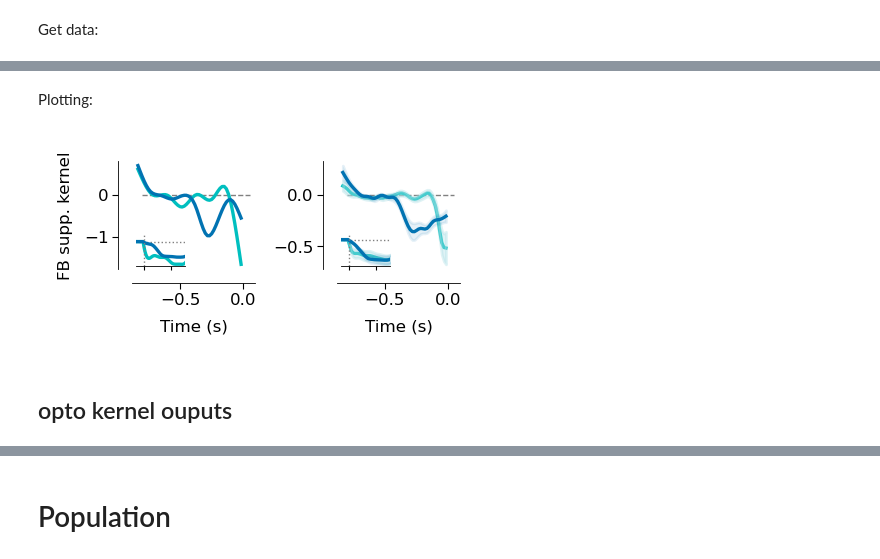
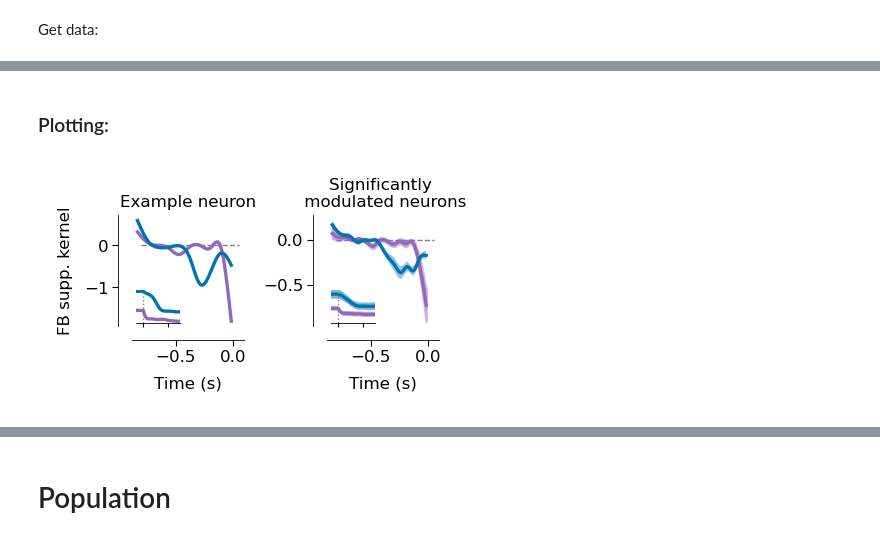
Before and after one commit to berenslab/dLGN_movie_spline_model, a Jupyter notebook: results/Fig4_panels.ipynb, the cells around one changed output, grey strips where cells are left out. Saved outputs shown, nothing was run; the diff lists cells and outputs as text; code cells hidden in the pictures.

```diff
--- a/results/Fig4_panels.ipynb
+++ b/results/Fig4_panels.ipynb
@@ -217,3 +287,6 @@ blank_opto_kernel.shape, blank_opto_significant_kernels.shape
 # %%
 blank_mean_kernel = np.mean(blank_opto_significant_kernels, 0)
 blank_sem_kernel = stats.sem(blank_opto_significant_kernels, 0)
+# %%
+blank_prediction = np.array(df_blank_e['opto_triggered_yhat'][0])
+blank_prediction_mean = np.mean(blank_prediction, 0)
@@ -220,3 +296,6 @@ blank_sem_kernel = stats.sem(blank_opto_significant_kernels, 0)
+# %%
+blank_sig_prediction = np.array(blank_opto_significant_models_df['opto_triggered_yhat'])
+blank_sig_prediction_mean =np.array([np.mean(p, 0) for p in blank_sig_prediction])
 # %%
-blank_mean_kernel_output = np.mean(blank_opto_significant_kernels_output, 0)
-blank_sem_kernel_output = stats.sem(blank_opto_significant_kernels_output, 0)
+blank_sig_prediction_mean_mean = np.mean(blank_sig_prediction_mean, 0)
+blank_sig_prediction_mean_sem = stats.sem(blank_sig_prediction_mean, 0)
@@ -261,5 +328,5 @@ blank_sem_kernel_output = stats.sem(blank_soks_output_norm, 0)
-# %% [markdown]
-Plotting:
+# %% [markdown]
+### Plotting:
 # %%
 # x-axis
 data_fs = 60
@@ -270,9 +337,9 @@ filt_len2 = 50
 ts_spont = np.arange(-T * filt_len2, 0, T)
 
 # x-axis
-ts_output = np.arange(-0.5, T * (60*3)-0.5, T)
+ts_output = np.arange(-1.0, 1, T)
 # %%
-figsize = (2.1, 0.95)
+figsize = (2.0, 1.15)
 with plt.style.context("matplotlib_config.txt"):
     mosaic = """
     ab
@@ -282,7 +349,6 @@ with plt.style.context("matplotlib_config.txt"):
         figsize=figsize,
         dpi=200,
         constrained_layout=True,
-        #sharex=True,
     )
 
     txt_kwargs = dict(
@@ -290,22 +356,16 @@ with plt.style.context("matplotlib_config.txt"):
     )
     ax = ax_dict['a']
     ax.hlines(0, -0.8, 0.05, 'gray', linestyle='--', zorder=-1)
-    ax.plot(ts_spont, blank_opto_kernel, color='c', zorder=1, lw=1.2, label='Blank')
+    ax.plot(ts_spont, blank_opto_kernel, color=color_dict['blue_pink'], zorder=1, lw=1.2, label='Blank')
     ax.plot(ts, movie_opto_kernel, color=color_dict['blue'], zorder=1, lw=1.2, label='Movie')
-    #ax.hlines(y=np.min(blank_opto_kernel), xmin=-.1, xmax=.03, color='tab:red', linestyle='--')
-    #ax.hlines(y=np.min(movie_opto_kernel), xmin=-.4, xmax=-.1, color='tab:red', linestyle='--')
-    #ax.set_ylim(-.5, 0.2)
     ax.set_ylabel('FB supp. kernel')
     ax.set_xlabel('Time (s)')
+    ax.set_title('Example neuron')
 
-    #ax.legend(loc='upper center', bbox_to_anchor=[0.5, 1.5], ncol=1, frameon=False)
-    #ax.legend(loc='upper center', bbox_to_anchor=[0.8, 1.2], ncol=1, frameon=False)
-
-    # Plot inset histogram of differences
+    # Plot inset
     ax_ins = inset_axes(ax, width="40%", height="30%", loc=3, borderpad=0.25)
-    ax_ins.hlines(0, -0.1, 2.5, 'gray', linestyle=':', zorder=-1)
-    ax_ins.plot(ts_output, blank_ok_output_norm, color='c', zorder=1, lw=1.2, label='Blank')
-    ax_ins.plot(ts_output, movie_ok_output_norm,
+    ax_ins.plot(ts_output, blank_prediction_mean, color=color_dict['blue_pink'], zorder=1, lw=1.2, label='Blank')
+    ax_ins.plot(ts_output, movie_prediction_mean,
                 color=color_dict['blue'], zorder=1, lw=1.2, label='Movie')
     ax_ins.axvline(x=0, linestyle=':', c='grey', zorder=1)  # event onset time
     ax_ins.patch.set_facecolor('none')
@@ -314,53 +374,44 @@ with plt.style.context("matplotlib_config.txt"):
     ax_ins.tick_params(bottom=True, left=False, right=True,
                        labelbottom=True, labelleft=False, labelright=True,
                        length=1.5, pad=1, labelsize=5)
     ax_ins.set_yticks([])
     ax_ins.set_xticks([0, 0.5], labels=['', ''])
     ax_ins.set_xlim([-0.15, 0.75])
 
     sns.despine(offset=5, trim=False, ax=ax)
 
 
     ax = ax_dict['b']
     ax.hlines(0, -0.8, 0.05, 'gray', linestyle='--', zorder=-1)
-    ax.plot(ts_spont, blank_mean_kernel, color='c', zorder=1, lw=1.2, label='Blank')
-    ax.fill_between(ts_spont, blank_mean_kernel - blank_sem_kernel, blank_mean_kernel + blank_sem_kernel, color='powderblue', alpha=0.4)
+    ax.plot(ts_spont, blank_mean_kernel, color=color_dict['blue_pink'], zorder=1, lw=1.2, label='Blank')
+    ax.fill_between(ts_spont, blank_mean_kernel - blank_sem_kernel, blank_mean_kernel + blank_sem_kernel, color=color_dict['blue_pink'], alpha=0.4)
     ax.plot(ts, movie_mean_kernel, color=color_dict['blue'], zorder=1, lw=1.2, label='Movie')
-    ax.fill_between(ts, movie_mean_kernel - movie_sem_kernel , movie_mean_kernel + movie_sem_kernel, color=color_dict['blue'], alpha=0.1)
-
-    #ax.hlines(y=np.min(blank_opto_kernel), xmin=-.1, xmax=.03, color='tab:red', linestyle='--')
-    #ax.hlines(y=np.min(movie_opto_kernel), xmin=-.4, xmax=-.1, color='tab:red', linestyle='--')
-    #ax.set_ylim(-.5, 0.2)
+    ax.fill_between(ts, movie_mean_kernel - movie_sem_kernel , movie_mean_kernel + movie_sem_kernel, color=color_dict['blue'], edgecolor=None, alpha=0.4)
     ax.set_ylabel('')
     ax.set_xlabel('Time (s)')
-    #ax.legend(ncol=1, frameon=False, bbox_to_anchor=(1.2, 1.35))
+    ax.set_title('Significantly \n modulated neurons')
 
-    # Plot inset histogram of differences
+    # Plot inset
     ax_ins = inset_axes(ax, width="40%", height="30%", loc=3, borderpad=0.25)
-    ax_ins.hlines(0, -0.1, 2.5, 'gray', linestyle=':', zorder=-1)
-    ax_ins.plot(ts_output, blank_mean_kernel_output, color='c', zorder=1, lw=1.2, label='Blank')
-    ax_ins.fill_between(ts_output, blank_mean_kernel_output - blank_sem_kernel_output,
-                    blank_mean_kernel_output + blank_sem_kernel_output,
-                    color='powderblue', alpha=0.4)
-    ax_ins.plot(ts_output, movie_mean_kernel_output, color=color_dict['blue'], zorder=1, lw=1.2, label='Movie')
-    ax_ins.fill_between(ts_output, movie_mean_kernel_output - movie_sem_kernel_output,
-                    movie_mean_kernel_output + movie_sem_kernel_output, color=color_dict['blue'], alpha=0.1)
+    ax_ins.plot(ts_output, blank_sig_prediction_mean_mean, color=color_dict['blue_pink'], zorder=1, lw=1.2, label='Blank')
+    ax_ins.fill_between(ts_output, blank_sig_prediction_mean_mean - blank_sig_prediction_mean_sem,
+                    blank_sig_prediction_mean_mean + blank_sig_prediction_mean_sem,
+                    color=color_dict['blue_pink'], edgecolor=None, alpha=0.5)
+    ax_ins.plot(ts_output, movie_sig_prediction_mean_mean, color=color_dict['blue'], zorder=1, lw=1.2, label='Movie')
+    ax_ins.fill_between(ts_output, movie_sig_prediction_mean_mean - movie_sig_prediction_mean_sem,
+                    movie_sig_prediction_mean_mean + movie_sig_prediction_mean_sem, color=color_dict['blue'], edgecolor=None, alpha=0.5)
     ax_ins.axvline(x=0, linestyle=':', c='grey', zorder=1)  # event onset time
     ax_ins.patch.set_facecolor('none')
     ax_ins.spines['left'].set_visible(False)
     ax_ins.spines['right'].set_visible(False)
     ax_ins.tick_params(bottom=True, left=False, right=True,
                        labelbottom=True, labelleft=False, labelright=True,
                        length=1.5, pad=1, labelsize=5)
     ax_ins.set_yticks([])
+    ax_ins.set_ylim([3, 20])
     ax_ins.set_xticks([0, 0.5], labels=['', ''])
     ax_ins.set_xlim([-0.15, 0.75])
 
     sns.despine(offset=5, trim=False, ax=ax)
-
-fig.savefig('./plots/Fig4/model_opto_kernels.png', dpi=150, bbox_inches='tight', facecolor=fig.get_facecolor(), transparent=False)
-fig.savefig('./plots/Fig4/model_opto_kernels.svg', bbox_inches='tight', facecolor=fig.get_facecolor(), transparent=False)
 # %% [output]
-[figure, old version]
+[figure, new version]
-# %% [markdown]
-## opto kernel ouputs
```
Also changed, not shown: parts of 198 cells of this notebook, 5 other files.
